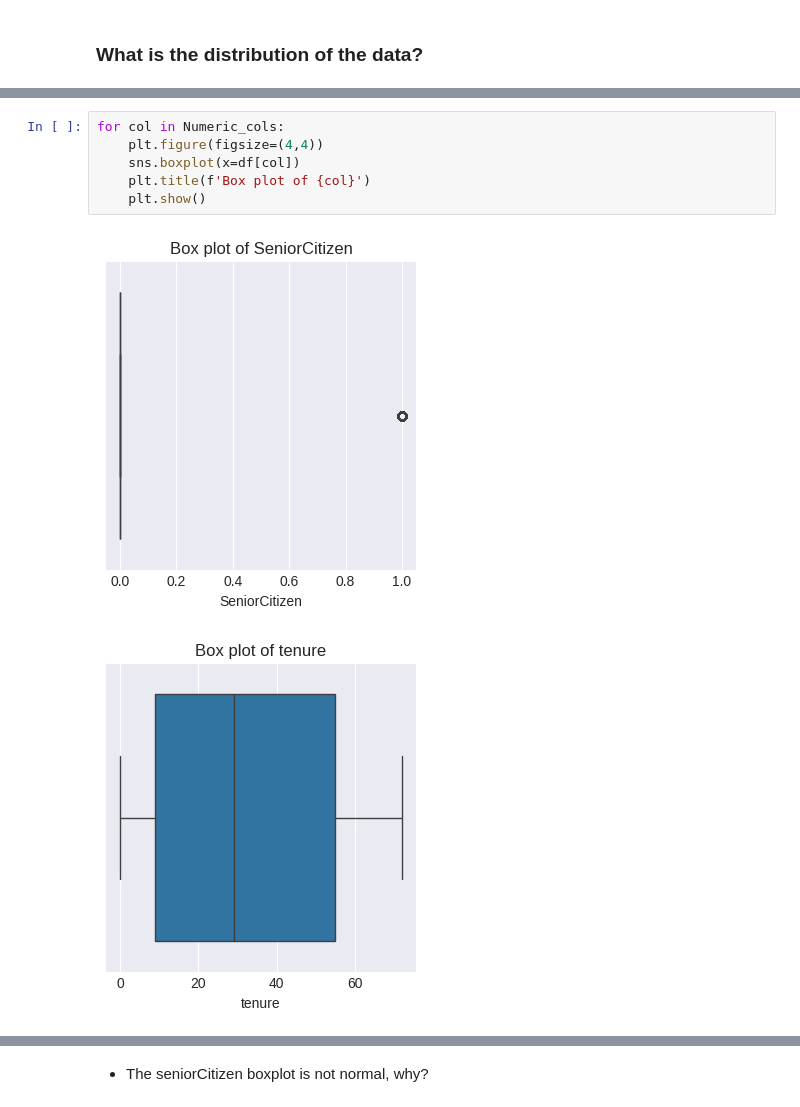
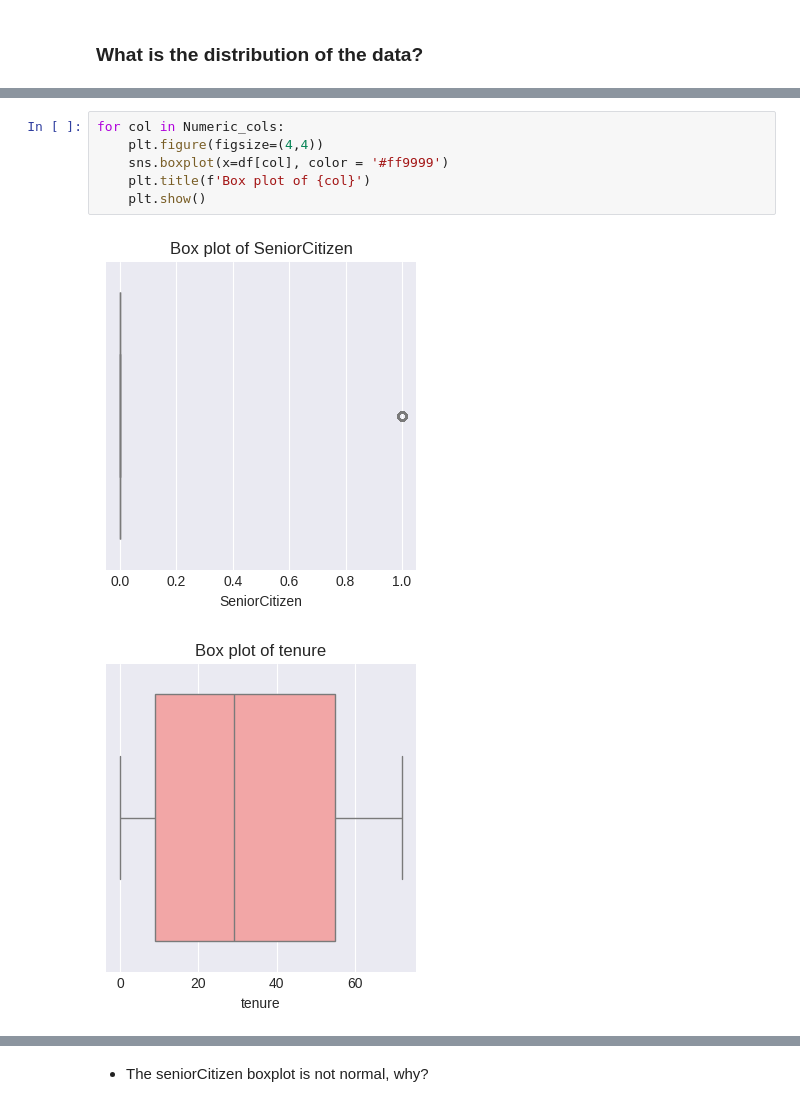
Before and after one commit to hajarmst211/customer_churn_prediction, a Jupyter notebook: notebooks/exploration.ipynb, the cells around one changed output, grey strips where cells are left out. Saved outputs shown, nothing was run; the diff lists cells and outputs as text.

```diff
--- a/notebooks/exploration.ipynb
+++ b/notebooks/exploration.ipynb
@@ -105,9 +111,9 @@ for j in range(len(Numeric_cols), len(axes)):
 # %%
 for col in Numeric_cols:
     plt.figure(figsize=(4,4))
-    sns.boxplot(x=df[col])
+    sns.boxplot(x=df[col], color = '#ff9999')
     plt.title(f'Box plot of {col}')
     plt.show()
 # %% [output]
-[figure, old version]
+[figure, new version]
-[figure, old version]
+[figure, new version]
```
Also changed, not shown: parts of 5 cells of this notebook, 2 other files.
